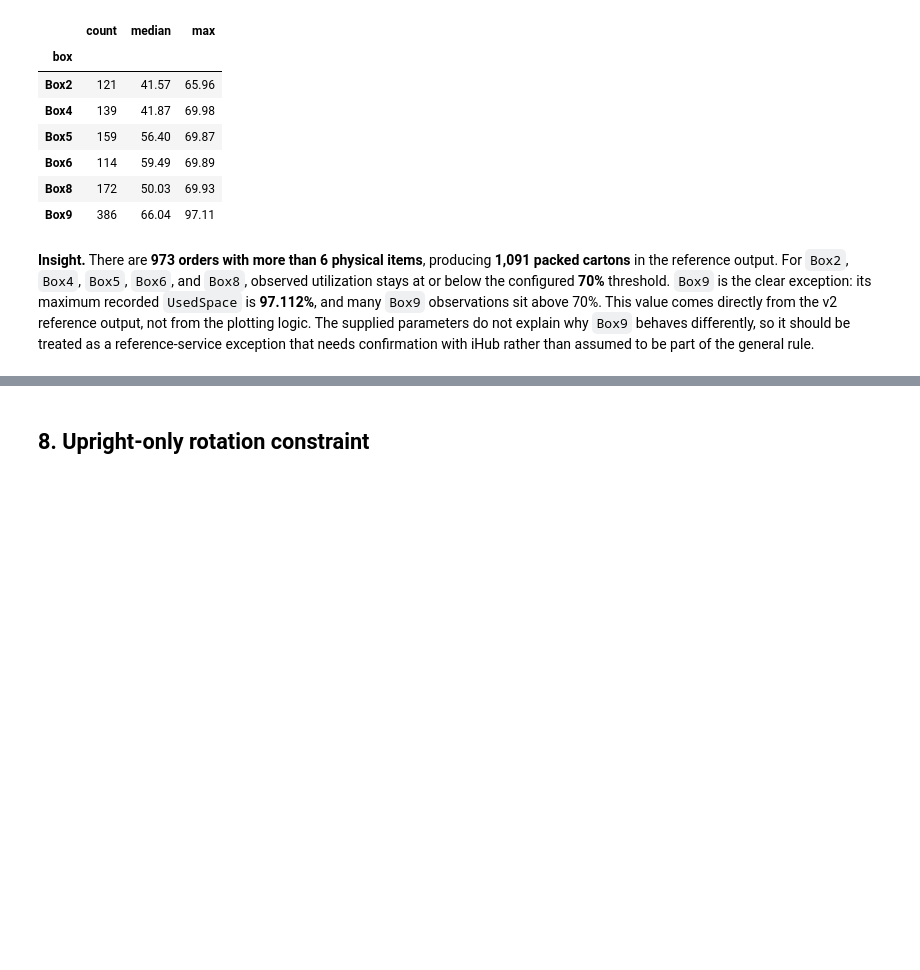
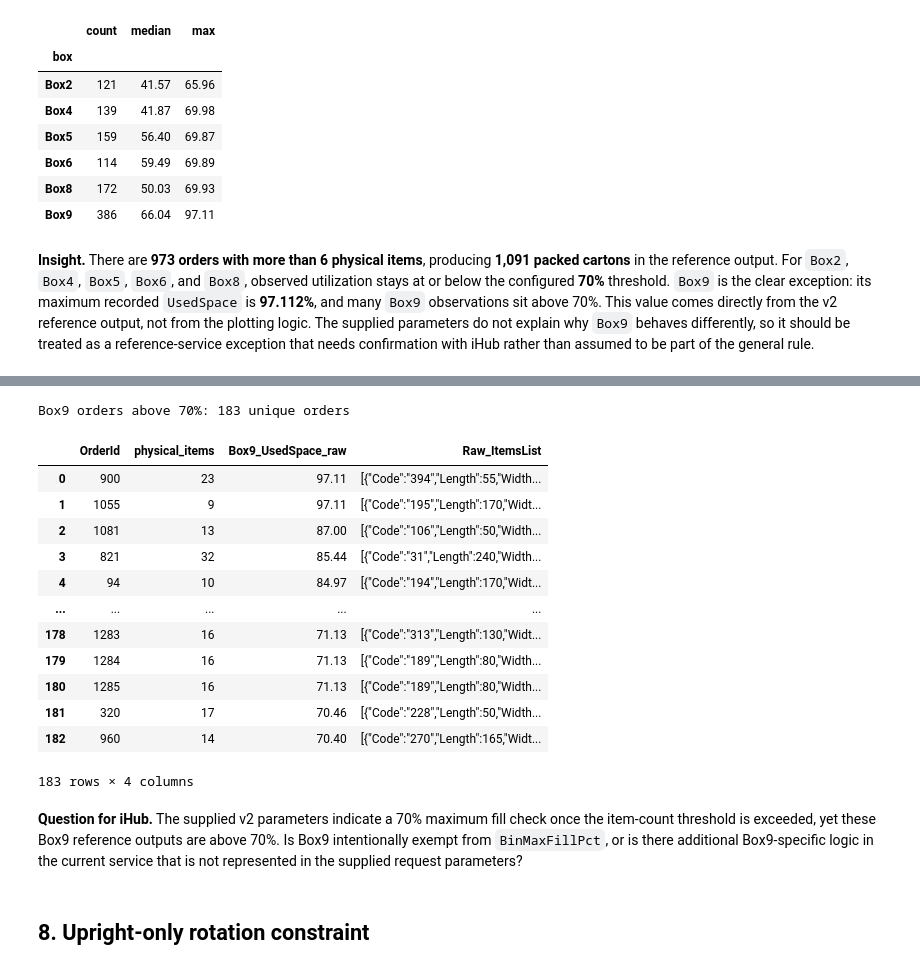
Before and after one commit to Voycepeh/ihubsolutions-capstone-project, a Jupyter notebook: notebooks/Inital EDA v2.ipynb, the cells around one changed output, grey strips where cells are left out. Saved outputs shown, nothing was run; the diff lists cells and outputs as text; code cells hidden in the pictures; blank space fills up the shorter version.

Commit message:
Add Box9 overfill orders to EDA v2

```diff
--- a/notebooks/Inital EDA v2.ipynb
+++ b/notebooks/Inital EDA v2.ipynb
@@ -201,3 +205,38 @@ display(util_check)
+# %%
+box9_over_70 = []
+for rec in raw:
+    order_id = rec["input"]["OrderId"]
+    raw_items = rec["input"]["Items"]["ItemsList"]
+    physical_items = sum(item["Quantity"] for item in raw_items)
+    for packed_bin in rec["output"]["Data"]["BinsPacked"]:
+        if packed_bin["Code"] == "Box9" and float(packed_bin["UsedSpace"]) > 70:
+            box9_over_70.append({
+                "OrderId": order_id,
+                "physical_items": physical_items,
+                "Box9_UsedSpace_raw": packed_bin["UsedSpace"],
+                "Raw_ItemsList": json.dumps(raw_items, ensure_ascii=False, separators=(",", ":")),
+            })
+
+box9_over_70_df = pd.DataFrame(box9_over_70).sort_values(["Box9_UsedSpace_raw", "OrderId"], ascending=[False, True]).reset_index(drop=True)
+print(f"Box9 orders above 70%: {len(box9_over_70_df):,} unique orders")
+display(box9_over_70_df)
+# %% [output]
+Box9 orders above 70%: 183 unique orders
+|  | OrderId | physical_items | Box9_UsedSpace_raw | Raw_ItemsList |
+| 0 | 900 | 23 | 97.11 | [{"Code":"394","Length":55,"Width... |
+| 1 | 1055 | 9 | 97.11 | [{"Code":"195","Length":170,"Widt... |
+| 2 | 1081 | 13 | 87.00 | [{"Code":"106","Length":50,"Width... |
+| 3 | 821 | 32 | 85.44 | [{"Code":"31","Length":240,"Width... |
+| 4 | 94 | 10 | 84.97 | [{"Code":"194","Length":170,"Widt... |
+| ... | ... | ... | ... | ... |
+| 178 | 1283 | 16 | 71.13 | [{"Code":"313","Length":130,"Widt... |
+| 179 | 1284 | 16 | 71.13 | [{"Code":"189","Length":80,"Width... |
+| 180 | 1285 | 16 | 71.13 | [{"Code":"189","Length":80,"Width... |
+| 181 | 320 | 17 | 70.46 | [{"Code":"228","Length":50,"Width... |
+| 182 | 960 | 14 | 70.40 | [{"Code":"270","Length":165,"Widt... |
+183 rows × 4 columns
+# %% [markdown]
+**Question for iHub.** The supplied v2 parameters indicate a 70% maximum fill check once the item-count threshold is exceeded, yet these Box9 reference outputs are above 70%. Is Box9 intentionally exempt from `BinMaxFillPct`, or is there additional Box9-specific logic in the current service that is not represented in the supplied request parameters?
 # %% [markdown]
 ## 8. Upright-only rotation constraint
 # %%
```
Also changed, not shown: parts of 1 cell of this notebook, 2 other files.
